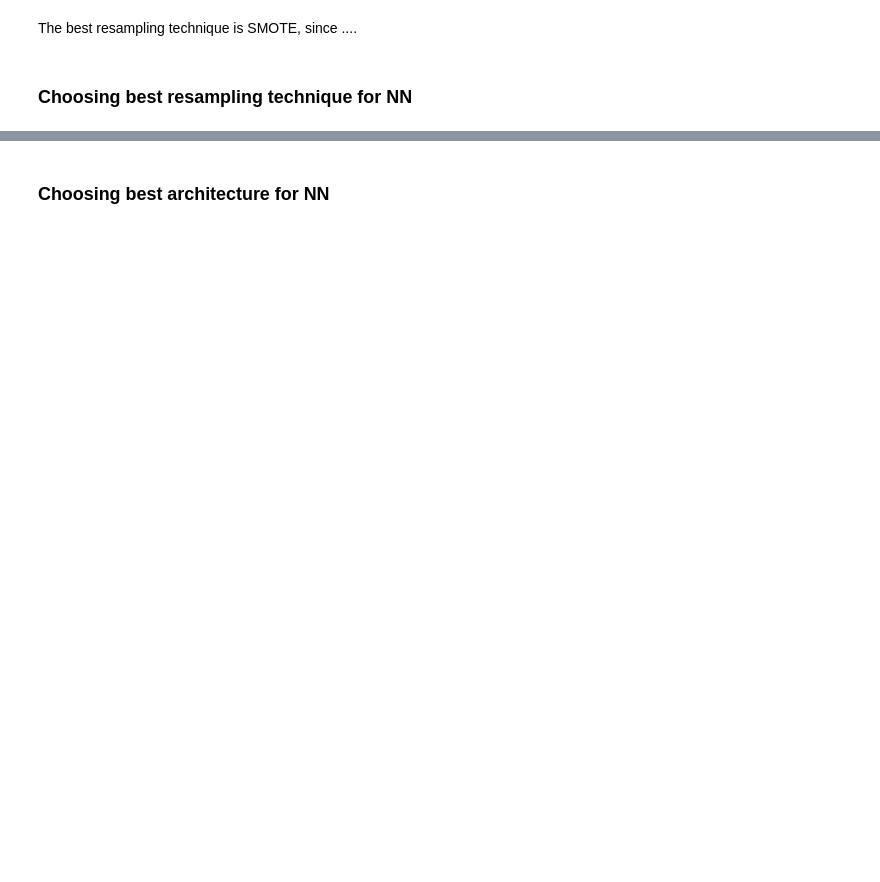
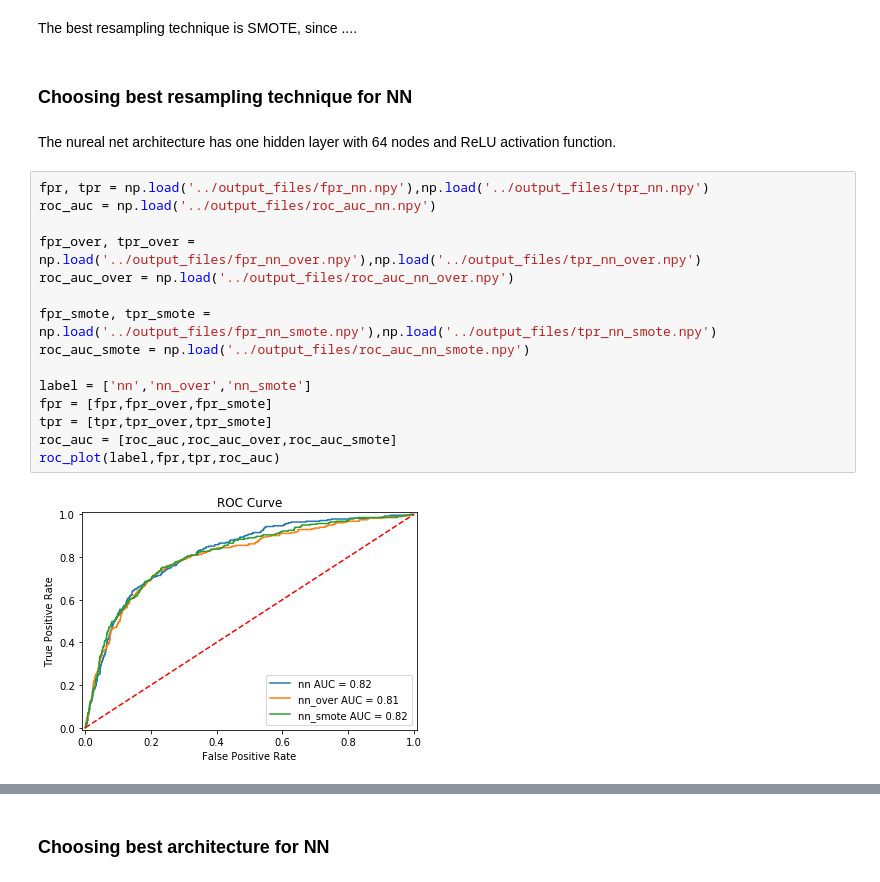
Before and after one commit to KoralleB/CA_Vehicle, a Jupyter notebook: notebook/Resample.ipynb, the cells around one changed output, grey strips where cells are left out. Drawn from its saved outputs; the diff is of its cells as text; blank space fills up the shorter version.

```diff
--- a/notebook/Resample.ipynb
+++ b/notebook/Resample.ipynb
@@ -271,3 +271,22 @@ TPR of  knn_smote  is  0.92899
 The best resampling technique is SMOTE, since ....
 # %% [markdown]
 ### Choosing best resampling technique for NN
+# %% [markdown]
+The nureal net architecture has one hidden layer with 64 nodes and ReLU activation function.
+# %%
+fpr, tpr = np.load('../output_files/fpr_nn.npy'),np.load('../output_files/tpr_nn.npy')
+roc_auc = np.load('../output_files/roc_auc_nn.npy')
+
+fpr_over, tpr_over = np.load('../output_files/fpr_nn_over.npy'),np.load('../output_files/tpr_nn_over.npy')
+roc_auc_over = np.load('../output_files/roc_auc_nn_over.npy')
+
+fpr_smote, tpr_smote = np.load('../output_files/fpr_nn_smote.npy'),np.load('../output_files/tpr_nn_smote.npy')
+roc_auc_smote = np.load('../output_files/roc_auc_nn_smote.npy')
+
+label = ['nn','nn_over','nn_smote']
+fpr = [fpr,fpr_over,fpr_smote]
+tpr = [tpr,tpr_over,tpr_smote]
+roc_auc = [roc_auc,roc_auc_over,roc_auc_smote]
+roc_plot(label,fpr,tpr,roc_auc)
+# %% [output]
+[figure, added]
```
Also changed, not shown: parts of 10 cells of this notebook, 55 other files.
